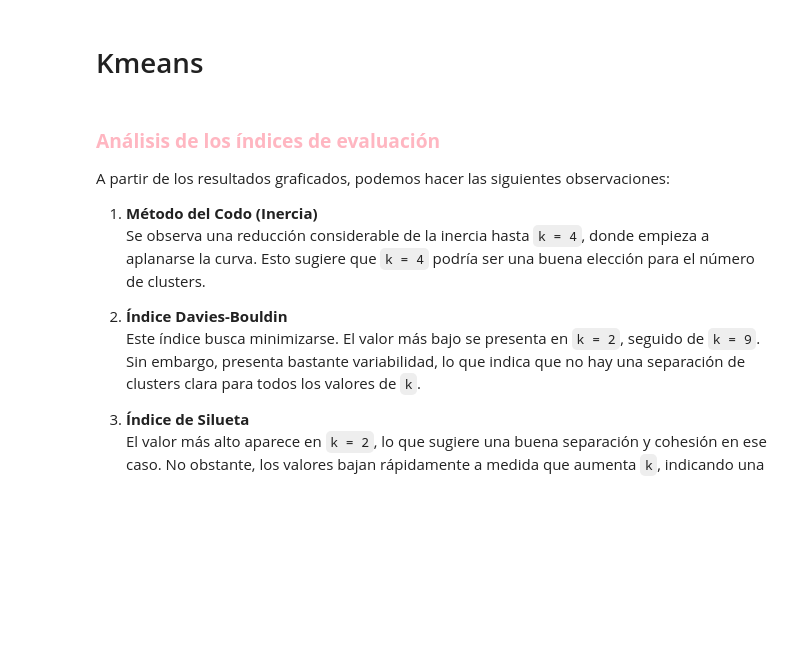
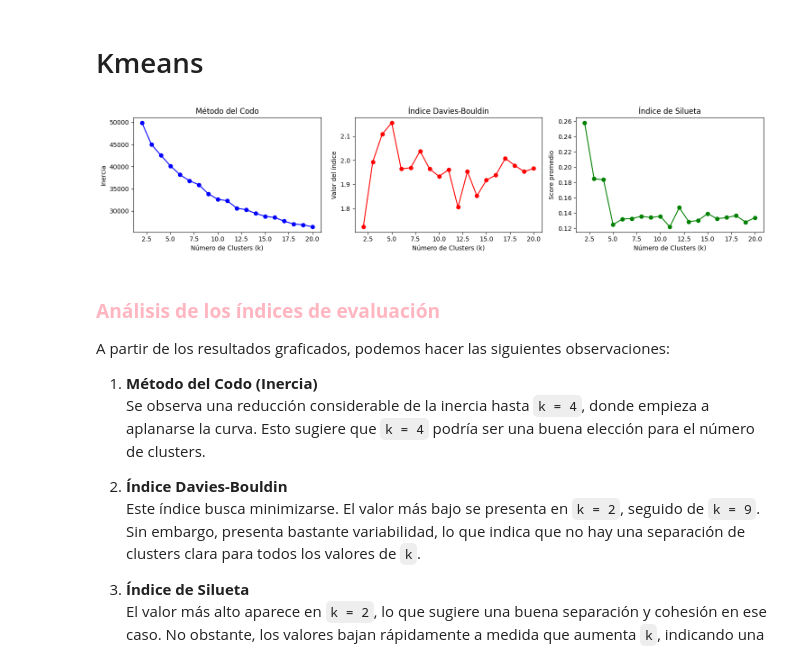
Before and after one commit to scuartasr/aprendmaq_pract_3, a Jupyter notebook: Cuadernos/12_Clustering_ParteIII_GuiaClase.ipynb, the cells around one changed output. Saved outputs shown, nothing was run; the diff lists cells and outputs as text; code cells hidden in the pictures; blank space fills up the shorter version.

```diff
--- a/Cuadernos/12_Clustering_ParteIII_GuiaClase.ipynb
+++ b/Cuadernos/12_Clustering_ParteIII_GuiaClase.ipynb
@@ -24,0 +23,7 @@ import seaborn as sns
+# %%
+#
+# Cargamos el archivo
+df = pd.read_csv('../Datos/customer.csv')
+print(
+    f'El dataset tiene {df.shape[0]} filas y {df.shape[1]} columnas.'
+)
@@ -41,5 +76,9 @@ Para este proceso de segmentación de mercado, vamos a seguir los siguientes pas
 #Importamos
 from sklearn.preprocessing import StandardScaler
 #Normalizamos
+scaler = StandardScaler()
+#Seleccionamos las columnas numéricas
+data = scaler.fit_transform(df)
+data = pd.DataFrame(data, columns=df.columns)
 # %%
 data.head()
@@ -57,36 +106,47 @@ from sklearn.cluster import KMeans
 from sklearn.metrics import davies_bouldin_score, silhouette_score
 
 # arreglos para indices
+inertias = []
+db = []
+silhouette = []
 
 
 #clustering
+for k in range(2, 21):
+    kmeans = KMeans(n_clusters=k, n_init=10, random_state=42)
+    kmeans.fit(data)
+    inertias.append(kmeans.inertia_)
+    db.append(davies_bouldin_score(data, kmeans.labels_))
+    silhouette.append(silhouette_score(data, kmeans.labels_))
 # %%
 #Graficamos el resultado
 plt.figure(figsize=(15, 3.5))
 
 #Gráfico 1: Inercia
 plt.subplot(1, 3, 1)
-plt.plot(range(2, 16), inertias, 'b', marker='o')
+plt.plot(range(2, 21), inertias, 'b', marker='o')
 plt.title('Método del Codo')
 plt.xlabel('Número de Clusters (k)')
 plt.ylabel('Inercia')
 
 #Gráfico 2: Índice Davies-Bouldin
 plt.subplot(1, 3, 2)
-plt.plot(range(2, 16), db, 'r', marker='o')
+plt.plot(range(2, 21), db, 'r', marker='o')
 plt.title('Índice Davies-Bouldin')
 plt.xlabel('Número de Clusters (k)')
 plt.ylabel('Valor del índice')
 
 #Gráfico 3: Silueta
 plt.subplot(1, 3, 3)
-plt.plot(range(2, 16), silhouette, 'g', marker='o')
+plt.plot(range(2, 21), silhouette, 'g', marker='o')
 plt.title('Índice de Silueta')
 plt.xlabel('Número de Clusters (k)')
 plt.ylabel('Score promedio')
 
 plt.tight_layout()
 plt.show()
+# %% [output]
+[figure, added]
 # %% [markdown]
 ### <font color="LightPink"><b>Análisis de los índices de evaluación</b></font>
 
```
Also changed, not shown: parts of 11 cells of this notebook.
